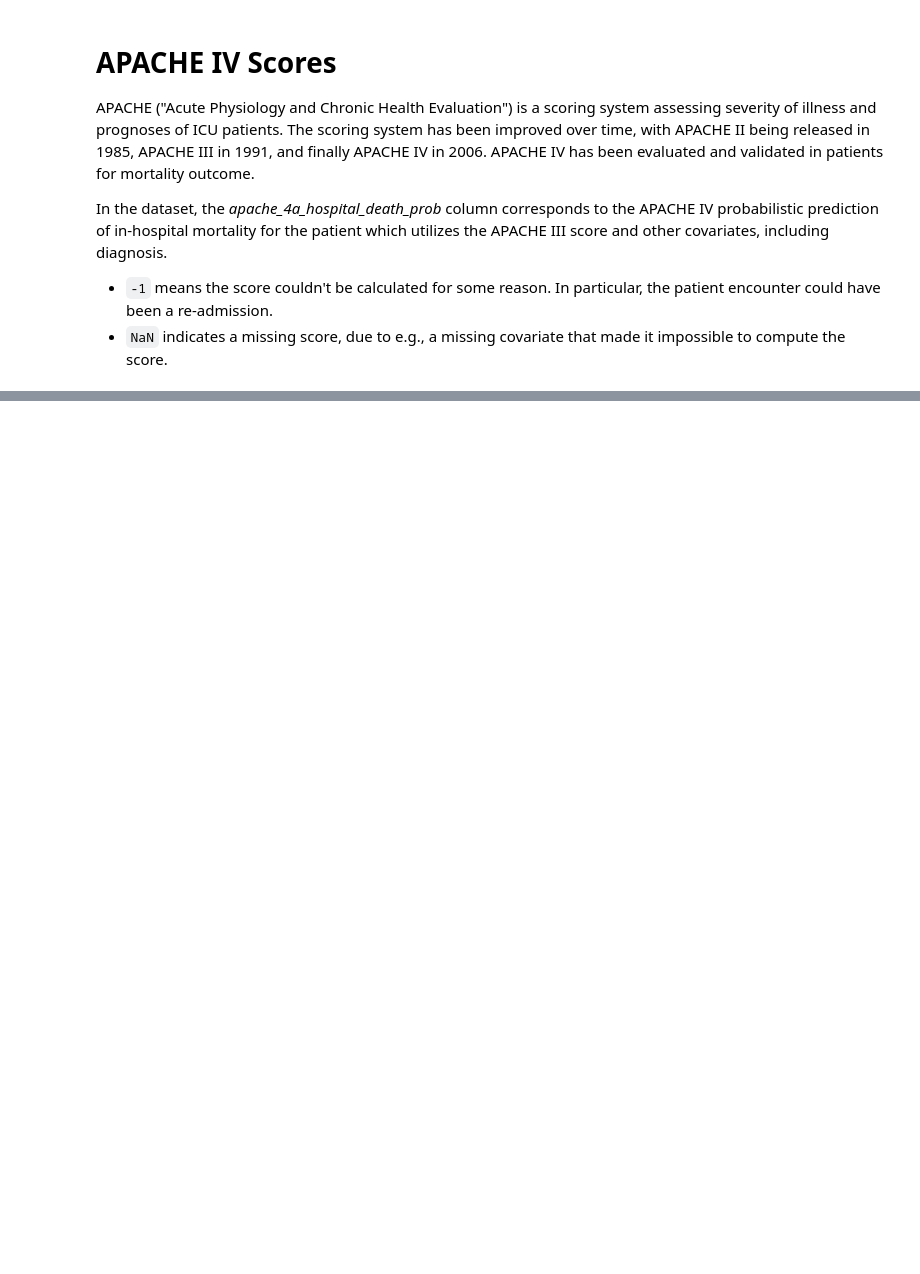
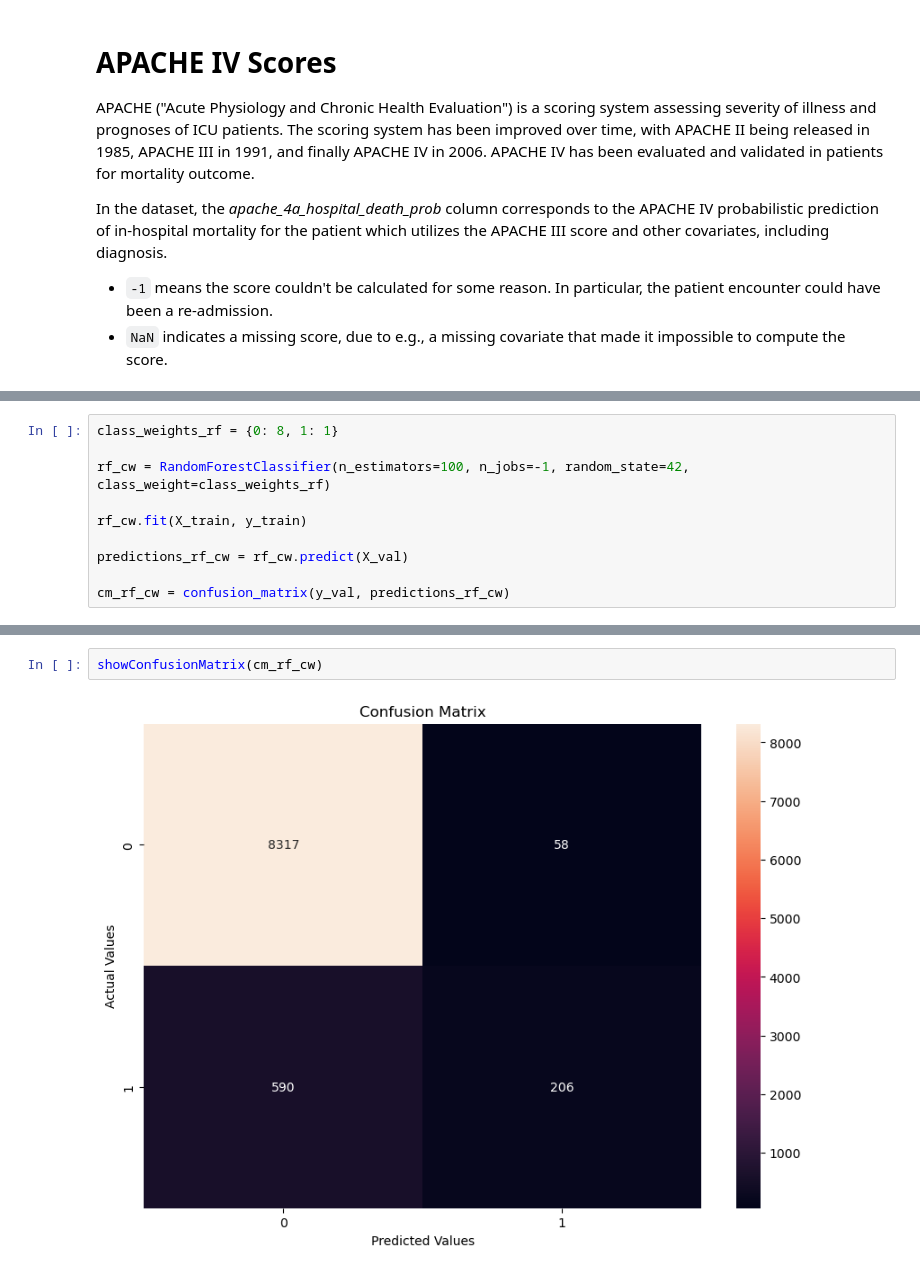
Before and after one commit to david-cons/2ix30, a Jupyter notebook: dataset_introduction.ipynb, the cells around one changed output, grey strips where cells are left out. Saved outputs shown, nothing was run; the diff lists cells and outputs as text; blank space fills up the shorter version.

```diff
--- a/dataset_introduction.ipynb
+++ b/dataset_introduction.ipynb
@@ -214,0 +337,10 @@ plt.show()
+# %%
+class_weights_rf = {0: 8, 1: 1}
+
+rf_cw = RandomForestClassifier(n_estimators=100, n_jobs=-1, random_state=42, class_weight=class_weights_rf)
+
+rf_cw.fit(X_train, y_train)
+
+predictions_rf_cw = rf_cw.predict(X_val)
+
+cm_rf_cw = confusion_matrix(y_val, predictions_rf_cw)
@@ -214,0 +356,4 @@ plt.show()
+# %%
+showConfusionMatrix(cm_rf_cw)
+# %% [output]
+[figure, added]
```
Also changed, not shown: parts of 29 cells of this notebook.
